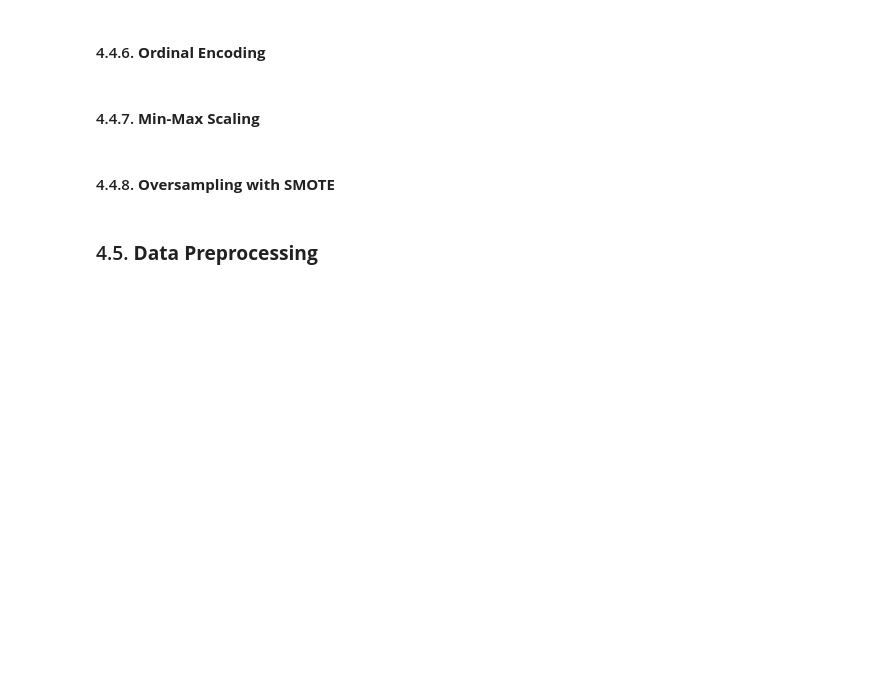
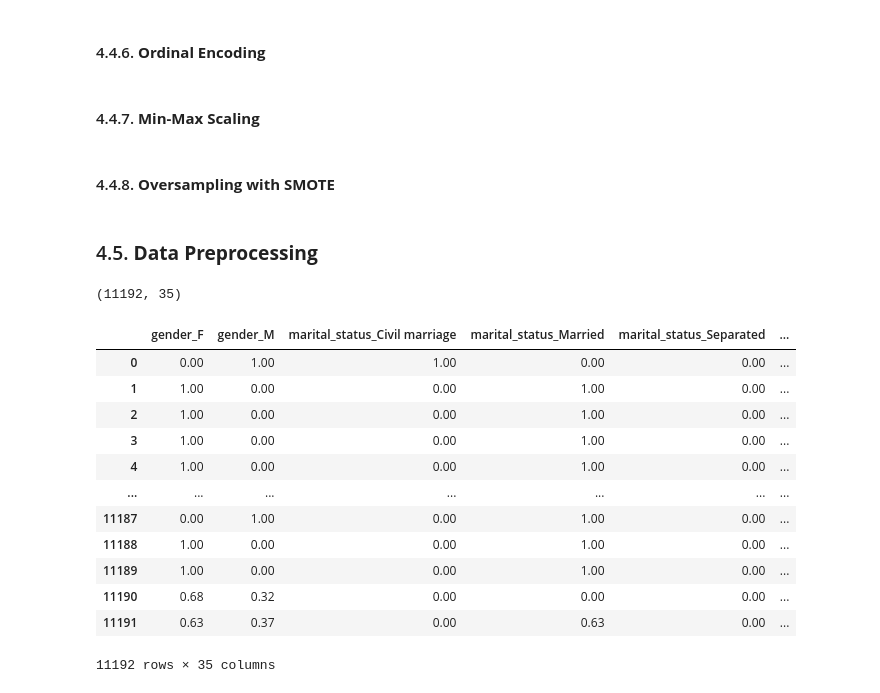
Before and after one commit to himaanssu/Credit_Card_Approval_Prediction, a Jupyter notebook: project.ipynb, the cells around one changed output. Cells and saved outputs as stored; diff of their text form; code cells hidden in the pictures; blank space fills up the shorter version.

Commit message:
Integrate preprocessing pipeline with custom feature engineering functions

```diff
--- a/project.ipynb
+++ b/project.ipynb
@@ -1436,3 +1436,41 @@ class OversampleSMOTE(BaseEstimator, TransformerMixin):
             return df
 # %% [markdown]
 ### 4.5. **Data Preprocessing**
+# %%
+def full_pipeline(df):
+    pipeline = Pipeline([
+        ('outlier_remover', OutlierRemover()),
+        ('feature_dropper', DropFeatures()),
+        ('time_conversion_handler', TimeConversionHandler()),
+        ('retiree_handler', RetireeHandler()),
+        ('skewness_handler', SkewnessHandler()),
+        ('binning_num_to_yn', BinningNumToYN()),
+        ('one_hot_with_feat_names', OneHotWithFeatNames()),
+        ('ordinal_feat_names', OrdinalFeatNames()),
+        ('min_max_with_feat_names', MinMaxWithFeatNames()),
+        ('oversample_smote', OversampleSMOTE())
+    ])
+    return pipeline.fit_transform(df)
+# %%
+# Disable chained assignment warning
+pd.options.mode.chained_assignment = None
+df_prep = full_pipeline(cc_train_original)
+print(df_prep.shape)
+# %% [output]
+(11192, 35)
+# %%
+df_prep
+# %% [output]
+|  | gender_F | gender_M | marital_status_Civil marriage | marital_status_Married | marital_status_Separated | ... |
+| 0 | 0.00 | 1.00 | 1.00 | 0.00 | 0.00 | ... |
+| 1 | 1.00 | 0.00 | 0.00 | 1.00 | 0.00 | ... |
+| 2 | 1.00 | 0.00 | 0.00 | 1.00 | 0.00 | ... |
+| 3 | 1.00 | 0.00 | 0.00 | 1.00 | 0.00 | ... |
+| 4 | 1.00 | 0.00 | 0.00 | 1.00 | 0.00 | ... |
+| ... | ... | ... | ... | ... | ... | ... |
+| 11187 | 0.00 | 1.00 | 0.00 | 1.00 | 0.00 | ... |
+| 11188 | 1.00 | 0.00 | 0.00 | 1.00 | 0.00 | ... |
+| 11189 | 1.00 | 0.00 | 0.00 | 1.00 | 0.00 | ... |
+| 11190 | 0.68 | 0.32 | 0.00 | 0.00 | 0.00 | ... |
+| 11191 | 0.63 | 0.37 | 0.00 | 0.63 | 0.00 | ... |
+11192 rows × 35 columns
```
